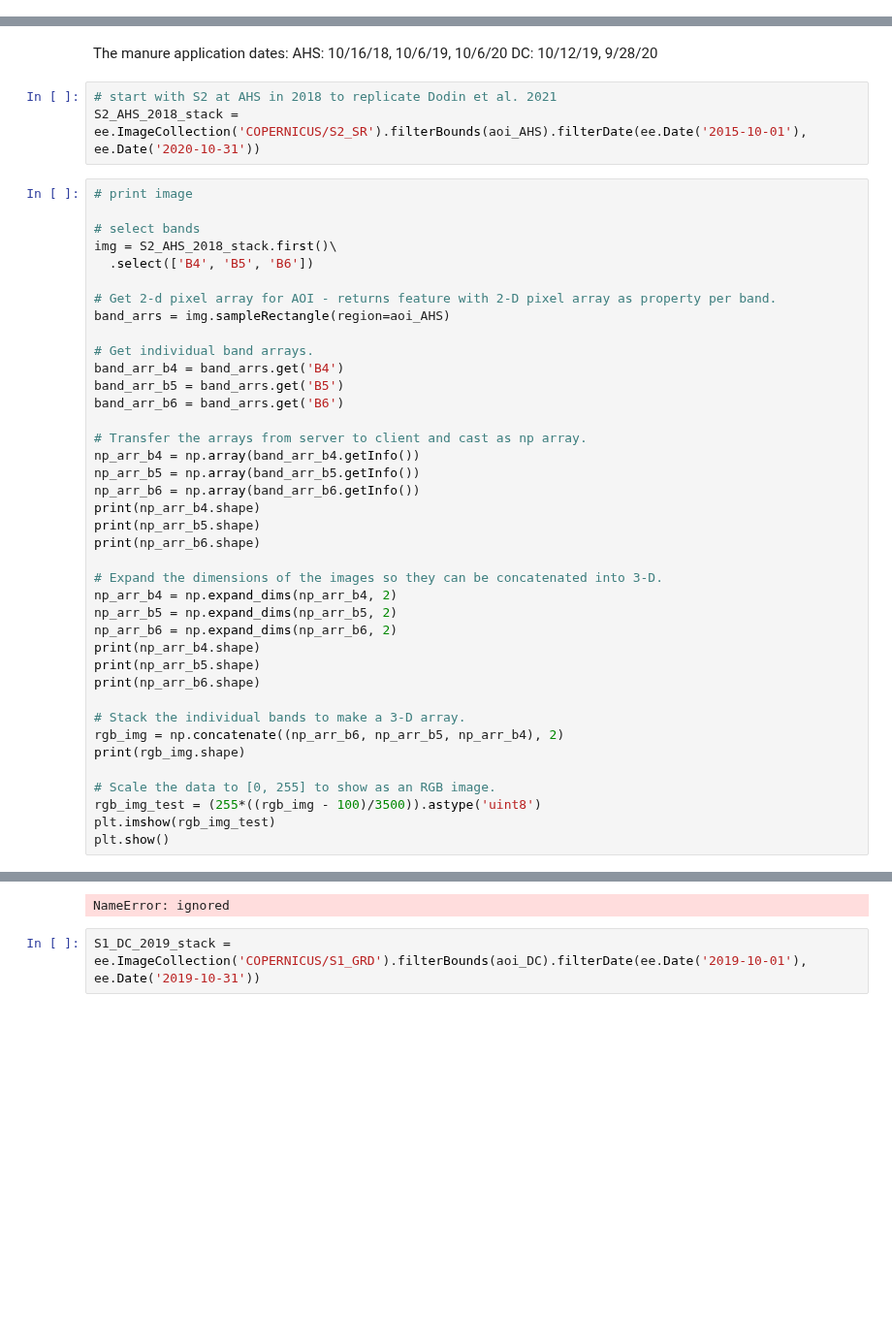
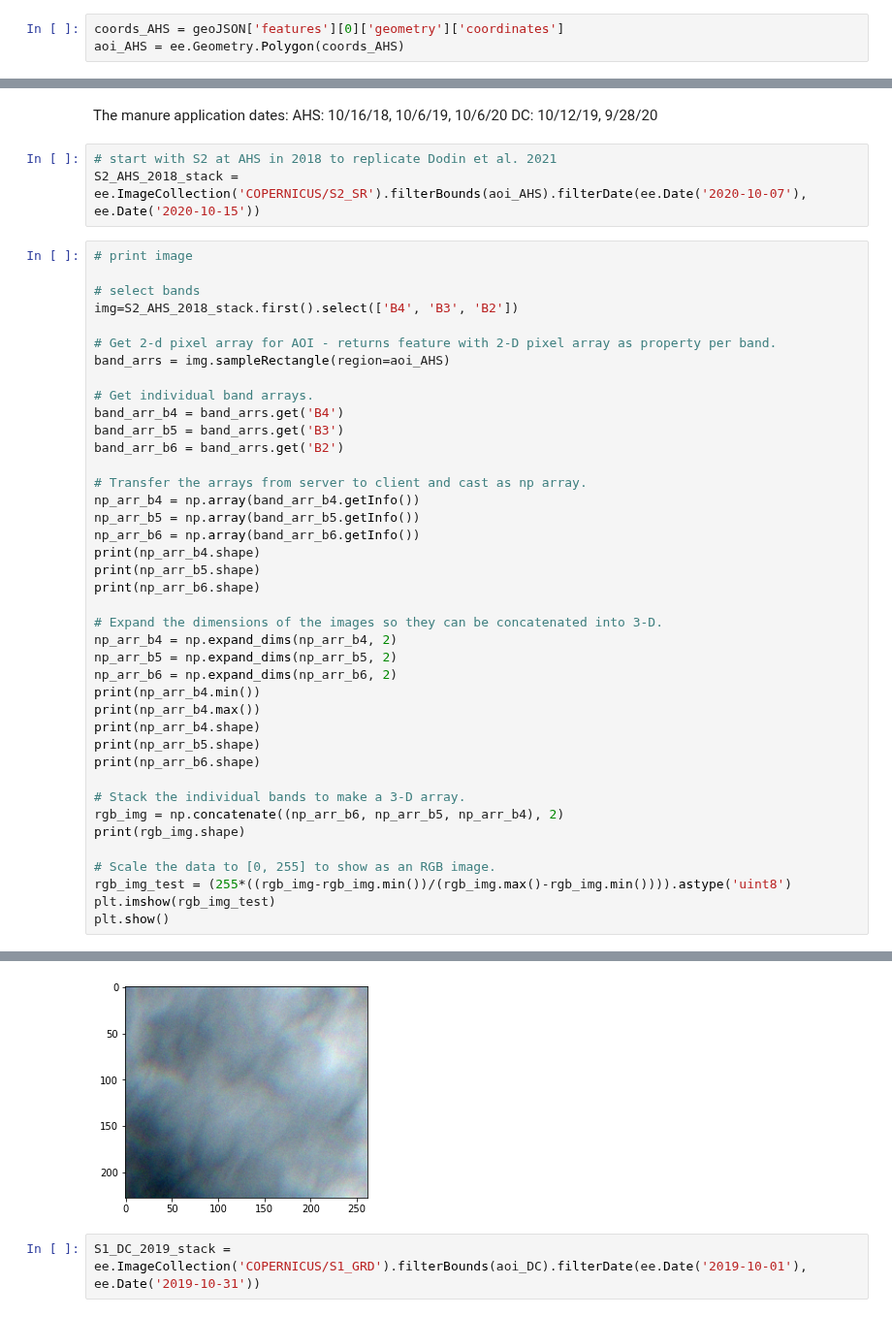
Before and after one commit to raruggie/GRRIEn, a Jupyter notebook: tutorials/detecting-changes-in-sentinel-1-imagery-pt-1/index.ipynb, the cells around one changed output, grey strips where cells are left out. Shown at 97% size. Drawn from its saved outputs; the diff is of its cells as text; blank space fills up the shorter version.

```diff
--- a/tutorials/detecting-changes-in-sentinel-1-imagery-pt-1/index.ipynb
+++ b/tutorials/detecting-changes-in-sentinel-1-imagery-pt-1/index.ipynb
@@ -386,3 +423,6 @@ geoJSON = {
+# %%
+coords_AHS = geoJSON['features'][0]['geometry']['coordinates']
+aoi_AHS = ee.Geometry.Polygon(coords_AHS)
 # %% [markdown]
 Note that the last and first corners are identical, indicating closure of the polygon. We have to bore down into the GeoJSON structure to get the geometry coordinates, then create an _ee.Geometry()_ object:
 # %%
@@ -398,21 +438,20 @@ AHS: 10/16/18, 10/6/19, 10/6/20
 DC: 10/12/19, 9/28/20
 # %%
 # start with S2 at AHS in 2018 to replicate Dodin et al. 2021
-S2_AHS_2018_stack = ee.ImageCollection('COPERNICUS/S2_SR').filterBounds(aoi_AHS).filterDate(ee.Date('2015-10-01'), ee.Date('2020-10-31'))
+S2_AHS_2018_stack = ee.ImageCollection('COPERNICUS/S2_SR').filterBounds(aoi_AHS).filterDate(ee.Date('2020-10-07'), ee.Date('2020-10-15'))
 # %%
 # print image
 
 # select bands
-img = S2_AHS_2018_stack.first()\
-  .select(['B4', 'B5', 'B6'])
+img=S2_AHS_2018_stack.first().select(['B4', 'B3', 'B2'])
 
 # Get 2-d pixel array for AOI - returns feature with 2-D pixel array as property per band.
 band_arrs = img.sampleRectangle(region=aoi_AHS)
 
 # Get individual band arrays.
 band_arr_b4 = band_arrs.get('B4')
-band_arr_b5 = band_arrs.get('B5')
-band_arr_b6 = band_arrs.get('B6')
+band_arr_b5 = band_arrs.get('B3')
+band_arr_b6 = band_arrs.get('B2')
 
 # Transfer the arrays from server to client and cast as np array.
 np_arr_b4 = np.array(band_arr_b4.getInfo())
@@ -426,6 +465,8 @@ print(np_arr_b6.shape)
 np_arr_b4 = np.expand_dims(np_arr_b4, 2)
 np_arr_b5 = np.expand_dims(np_arr_b5, 2)
 np_arr_b6 = np.expand_dims(np_arr_b6, 2)
+print(np_arr_b4.min())
+print(np_arr_b4.max())
 print(np_arr_b4.shape)
 print(np_arr_b5.shape)
 print(np_arr_b6.shape)
@@ -435,7 +476,7 @@ rgb_img = np.concatenate((np_arr_b6, np_arr_b5, np_arr_b4), 2)
 print(rgb_img.shape)
 
 # Scale the data to [0, 255] to show as an RGB image.
-rgb_img_test = (255*((rgb_img - 100)/3500)).astype('uint8')
+rgb_img_test = (255*((rgb_img-rgb_img.min())/(rgb_img.max()-rgb_img.min()))).astype('uint8')
 plt.imshow(rgb_img_test)
 plt.show()
 # %% [output]
@@ -443,4 +492,4 @@ S2_AHS_2018_stack {'type': 'Image', 'bands': [{'id': 'B1', 'data_type': {'type':
-NameError: ignored
+[figure, added]
 # %%
 S1_DC_2019_stack = ee.ImageCollection('COPERNICUS/S1_GRD').filterBounds(aoi_DC).filterDate(ee.Date('2019-10-01'), ee.Date('2019-10-31'))
 # %% [markdown]
```
Also changed, not shown: parts of 4 cells of this notebook.
